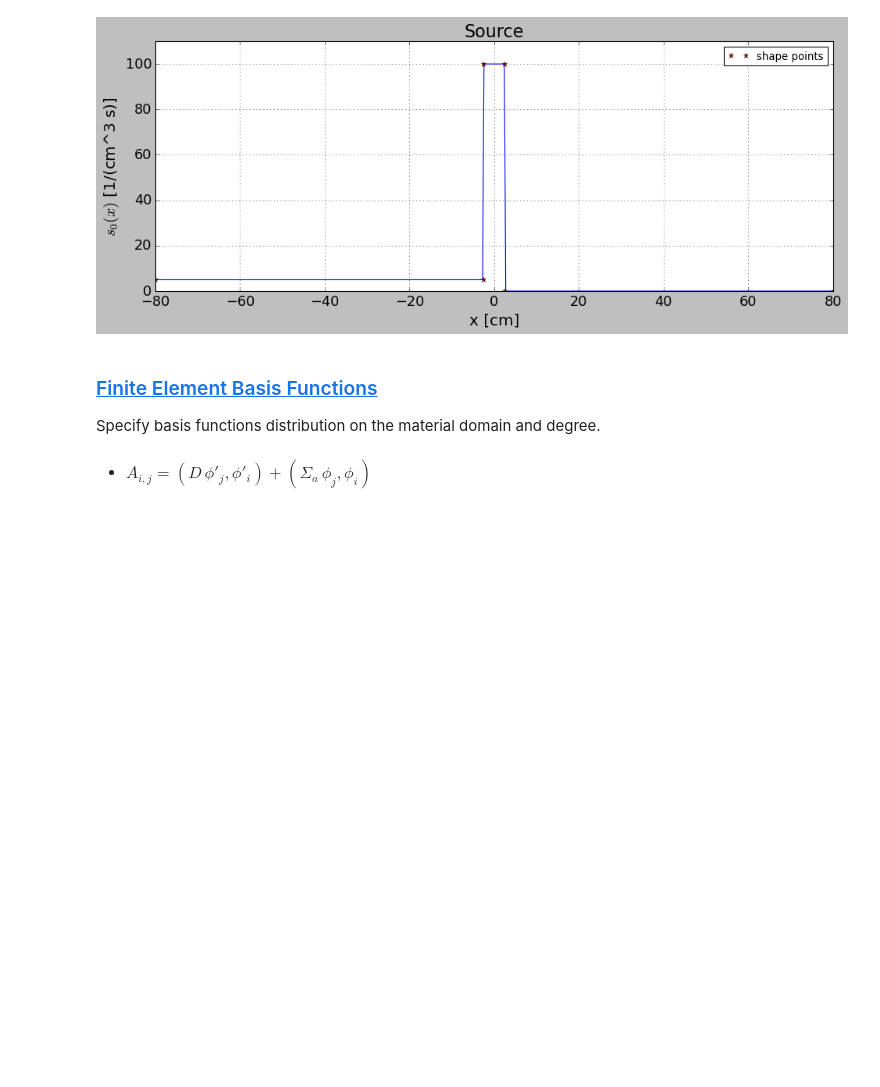
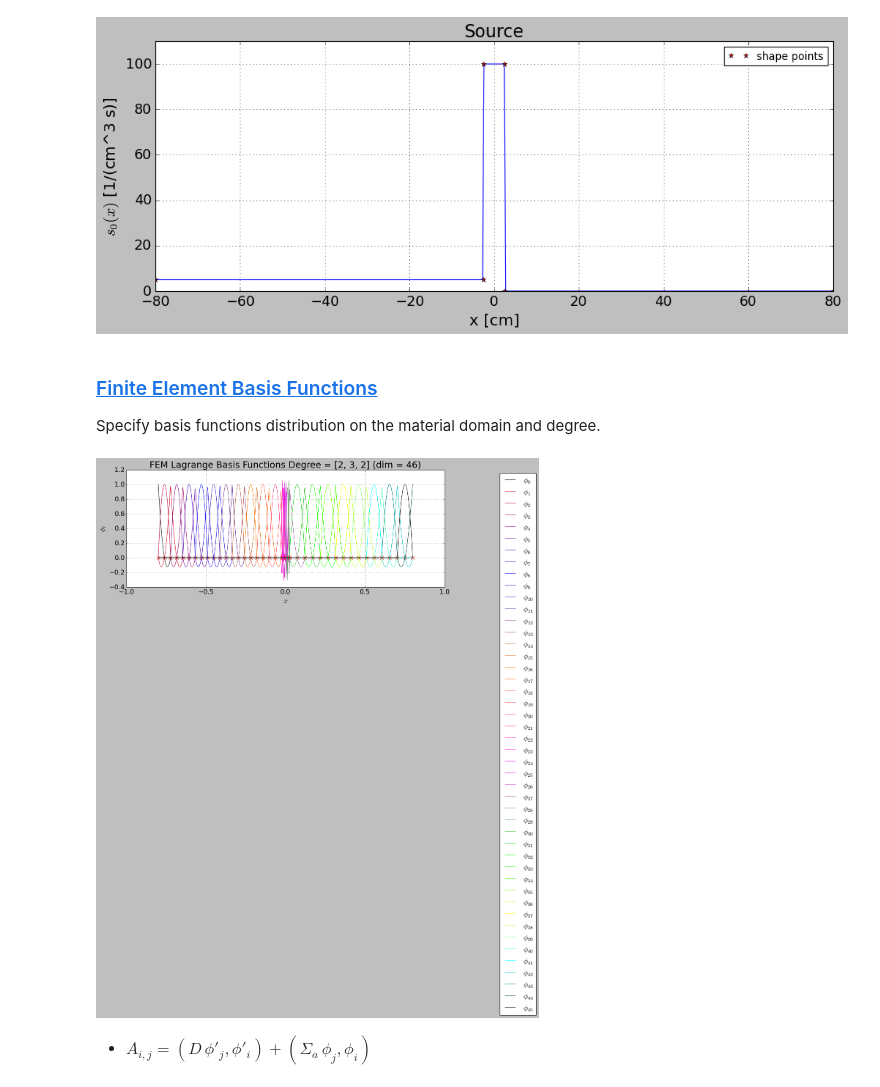
Before and after one commit to dpploy/engy-5050, a Jupyter notebook: notebooks/02-diff-planar-source.ipynb, the cells around one changed output. Saved outputs shown, nothing was run; the diff lists cells and outputs as text; code cells hidden in the pictures; blank space fills up the shorter version.

```diff
--- a/notebooks/02-diff-planar-source.ipynb
+++ b/notebooks/02-diff-planar-source.ipynb
@@ -499,12 +513,14 @@ Specify basis functions distribution on the material domain and degree.
 # %%
 '''Build basis functions'''
 from engy_5050.toolkit import LagrangeFEMBasis
 
 degree = [2,3,2]
 n_elem = [10,3,8] # make sure to use an odd number of element in the central source domain
 
 femlb = LagrangeFEMBasis(degree=degree, n_elem=n_elem, x_partition=[x_a, -x_s, x_s, x_b], bc_x_min='neumann', bc_x_max='neumann')
-#femlb.plot(n_plot_pts=500)
+femlb.plot(n_plot_pts=500)
+# %% [output]
+[figure, added]
 # %% [markdown]
   + $A_{i,j} = (D\,\phi'_j,\phi'_i) + (\Sigma_a\,\phi_j,\phi_i) $
 # %%
```
Also changed, not shown: parts of 12 cells of this notebook, 1 other file.
